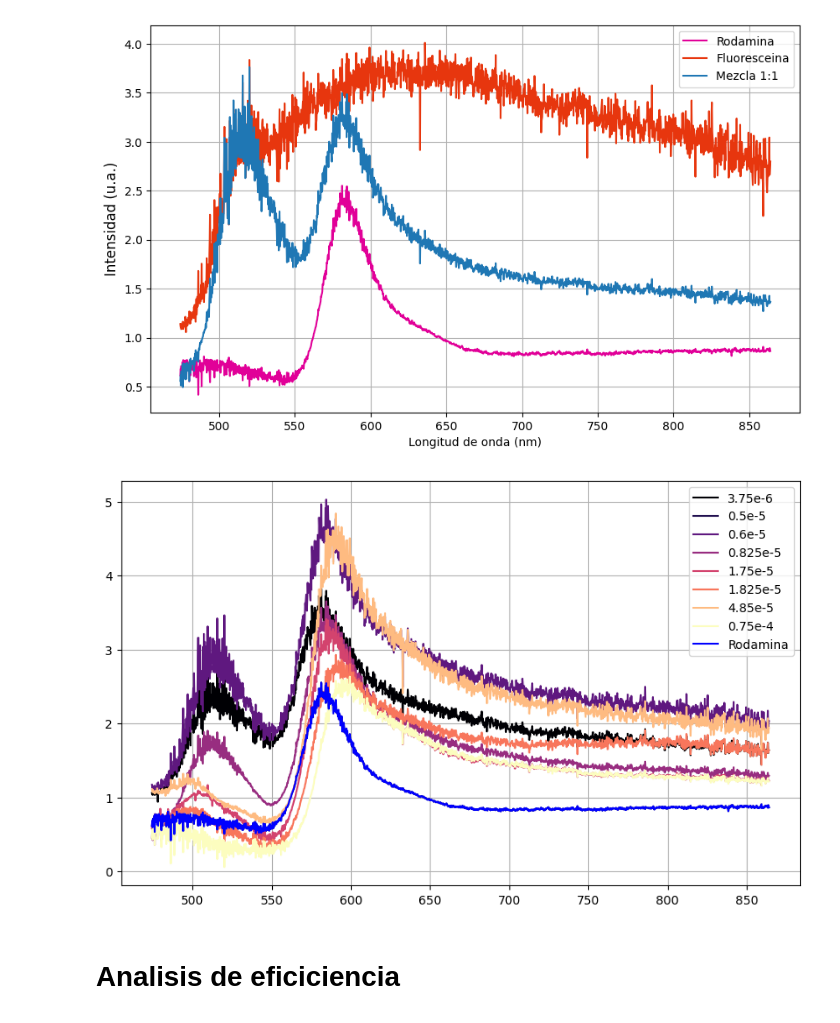
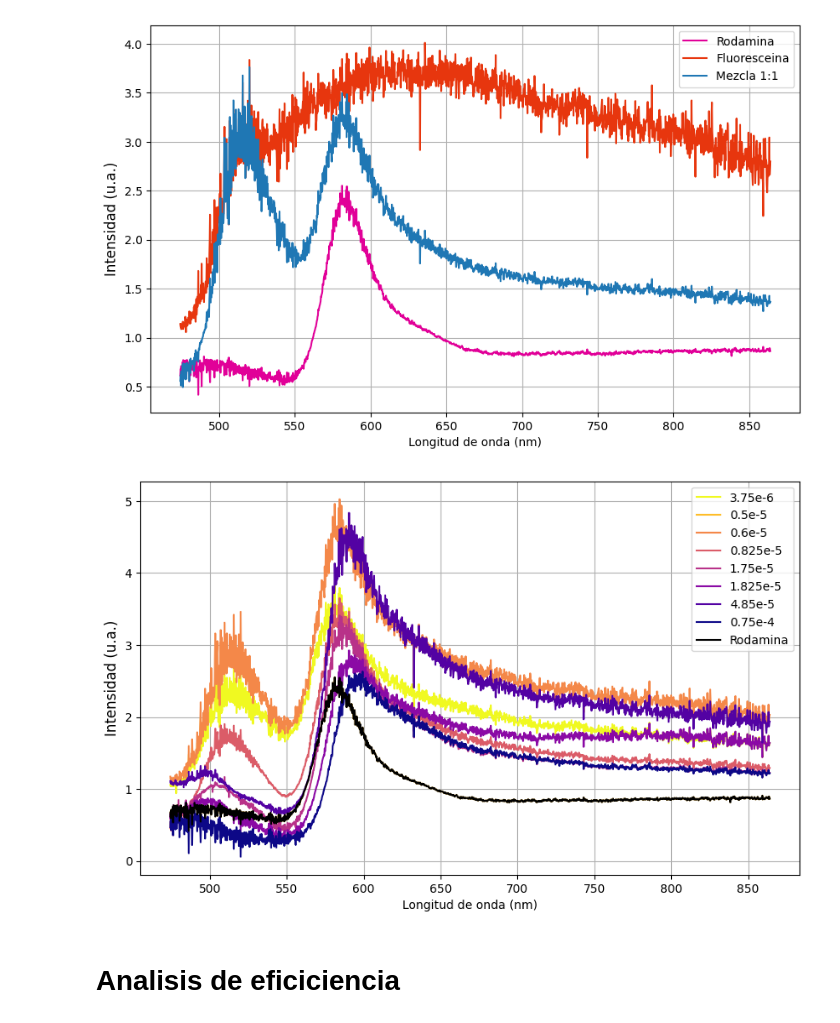
Before and after one commit to BernardoPironio/Espectrometria-difractiva, a Jupyter notebook: analisis_3.ipynb, the cells around one changed output. Drawn from its saved outputs; the diff is of its cells as text; code cells hidden in the pictures.

Commit message:
cambio los colores un toque

```diff
--- a/analisis_3.ipynb
+++ b/analisis_3.ipynb
@@ -196,23 +197,25 @@ F_das = np.array(F_das)
 # %%
 plt.figure(figsize = (10, 6))
 
 a, b = 1_300, 3_000
-cmap = plt.cm.magma
+cmap = plt.cm.plasma_r
 
 # Concentraciones
 for i in np.arange(0,len(F_das)):
     plt.plot(Emision_datos['Longitud_FluRo_11'][a:b], F_das[i][a:b],
          label = f'{concentraciones[i]}',color = cmap(i/7))
 
 # Rodamina emision
 plt.plot(Emision_datos['Longitud_Rodamina0.5e-5'][a:b], Emision_datos['Intensidad_Rodamina0.5e-5'][a:b] / Emision_datos['Intensidad_Control'][a:b],
-         label = 'Rodamina',c ='blue')
+         label = 'Rodamina',color = 'black')
 
 
 plt.grid(), plt.legend(loc = 'upper right')
+plt.xlabel('Longitud de onda (nm)')
+plt.ylabel('Intensidad (u.a.)',fontsize = 12)
 plt.show()
 # %% [output]
-[figure, old version]
+[figure, new version]
 # %% [markdown]
 # Analisis de eficiciencia
 # %% [markdown]
```
Also changed, not shown: parts of 1 cell of this notebook.
